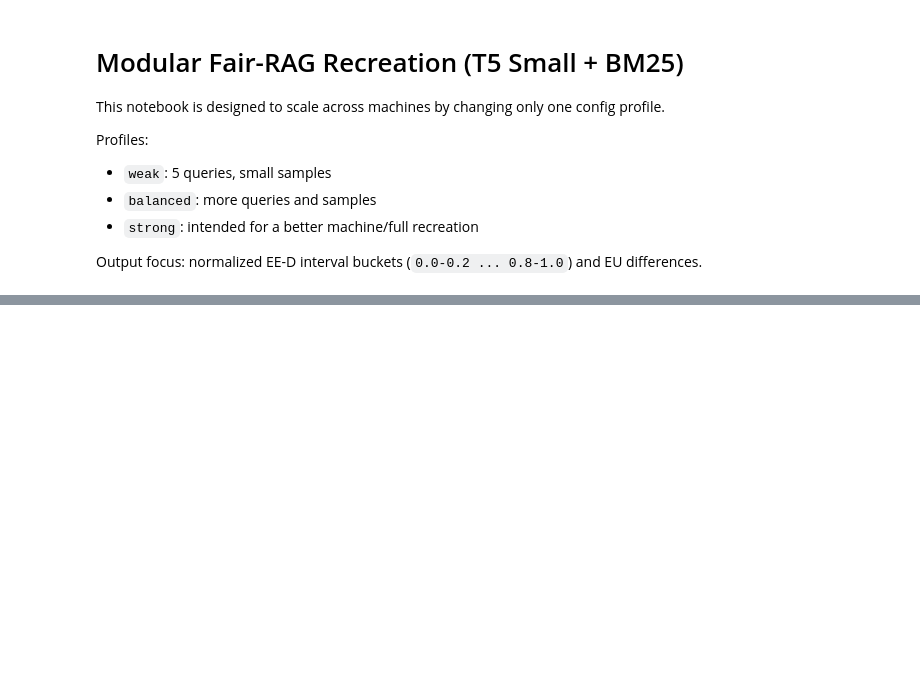
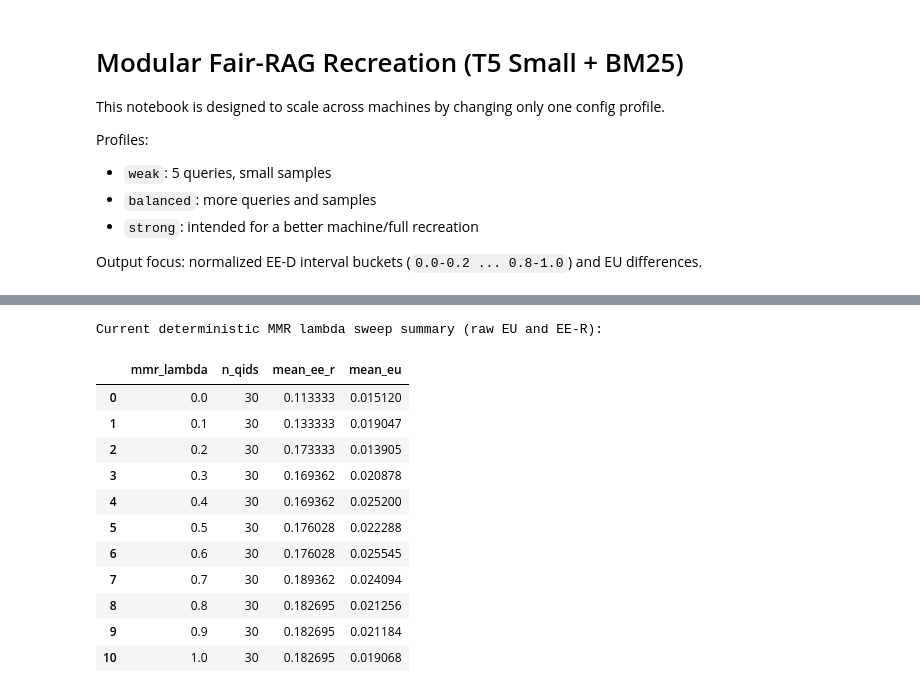
Before and after one commit to AviSimkin/Fair-RAG, a Jupyter notebook: modular_t5small_bm25_experiment.ipynb, the cells around one changed output, grey strips where cells are left out. Drawn from its saved outputs; the diff is of its cells as text; code cells hidden in the pictures; blank space fills up the shorter version.

```diff
--- a/modular_t5small_bm25_experiment.ipynb
+++ b/modular_t5small_bm25_experiment.ipynb
@@ -18,13 +18,18 @@ import notebook_experiment_utils as neu
 importlib.reload(neu)
 
 ExperimentConfig = neu.ExperimentConfig
+find_repo_root = neu.find_repo_root
+resolve_python_executable = neu.resolve_python_executable
 ensure_paths_exist = neu.ensure_paths_exist
+run_experiment_for_alpha = neu.run_experiment_for_alpha
 run_gold_baseline = neu.run_gold_baseline
 run_retriever_grid = neu.run_retriever_grid
 run_deterministic_reference = neu.run_deterministic_reference
 run_mmr_deterministic = neu.run_mmr_deterministic
 normalize_eu_grid = neu.normalize_eu_grid
+normalize_eu_for_retriever = neu.normalize_eu_for_retriever
 load_normalized_rows = neu.load_normalized_rows
+load_normalized_rows_for_retriever = neu.load_normalized_rows_for_retriever
 load_raw_rows = neu.load_raw_rows
 add_ee_d_interval_bins = neu.add_ee_d_interval_bins
 summarize_by_interval = neu.summarize_by_interval
@@ -89,14 +103,27 @@ Toggle stages independently for iterative work or resume mode.
 # %%
 RUN_GOLD = True
-RUN_BM25_GRID = True
 RUN_DETERMINISTIC_REF = True
 RUN_MMR_DETERMINISTIC = True
+RUN_MMR_LAMBDA_SWEEP = True
+RUN_BASELINE_SUMMARY = True
+
+RUN_BM25_GRID = True
 RUN_NORMALIZE_EU = True
+RUN_SANITY = True
 RUN_ANALYSIS = True
 
 # Deterministic references use one alpha only; value is for naming consistency.
 DETERMINISTIC_ALPHA = 1
+MMR_LAMBDAS = (0.6,)
 
-# Set to True when switching profiles or after interrupted/partial runs.
-FORCE_FRESH_RUN = True
+# Sanity checks: oracle + stochastic BM25 across alphas on a small subset.
+SANITY_MAX_QUERIES = 12
+SANITY_N_SAMPLES = 10
+SANITY_ALPHAS = (1, 2, 4, 8)
+SANITY_GOLD_ALPHA = 8
+SANITY_OUTPUT_SUFFIX = '_sanity'
+
+# IMPORTANT for long runs on unstable servers:
+# Keep this False so completed outputs are preserved and reruns resume safely.
+FORCE_FRESH_RUN = False
 # %%
@@ -150,2 +378,0 @@ reset_run_outputs: deleted 9 file(s)
-# %%
-run_mmr_deterministic(cfg, alpha=DETERMINISTIC_ALPHA, output_suffix='_mmr_deterministic')
@@ -255,0 +512,25 @@ Saved:
+# %%
+# Force a true balanced rerun (833 queries) instead of reusing existing weak outputs.
+cfg.skip_existing = False
+FORCE_FRESH_RUN = True
+
+print('Forced rerun settings:')
+print(' profile_name      =', profile_name)
+print(' cfg.max_queries   =', cfg.max_queries)
+print(' cfg.skip_existing =', cfg.skip_existing)
+print(' FORCE_FRESH_RUN   =', FORCE_FRESH_RUN)
+print(' MMR_LAMBDAS       =', MMR_LAMBDAS)
+# %% [output]
+Current deterministic MMR lambda sweep summary (raw EU and EE-R):
+|  | mmr_lambda | n_qids | mean_ee_r | mean_eu |
+| 0 | 0.0 | 30 | 0.113333 | 0.015120 |
+| 1 | 0.1 | 30 | 0.133333 | 0.019047 |
+| 2 | 0.2 | 30 | 0.173333 | 0.013905 |
+| 3 | 0.3 | 30 | 0.169362 | 0.020878 |
+| 4 | 0.4 | 30 | 0.169362 | 0.025200 |
+| 5 | 0.5 | 30 | 0.176028 | 0.022288 |
+| 6 | 0.6 | 30 | 0.176028 | 0.025545 |
+| 7 | 0.7 | 30 | 0.189362 | 0.024094 |
+| 8 | 0.8 | 30 | 0.182695 | 0.021256 |
+| 9 | 0.9 | 30 | 0.182695 | 0.021184 |
+| 10 | 1.0 | 30 | 0.182695 | 0.019068 |
```
Also changed, not shown: parts of 7 cells of this notebook, 50 other files.
